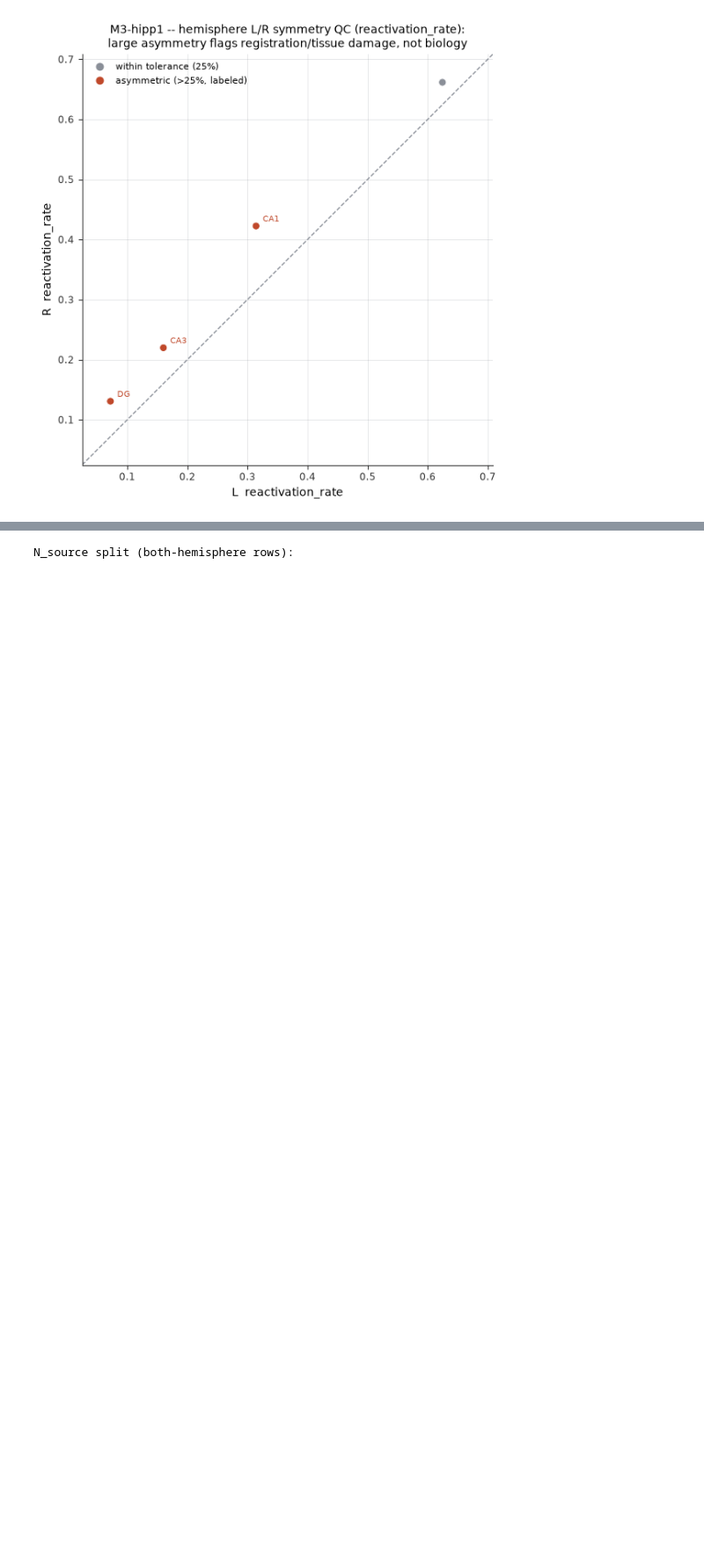
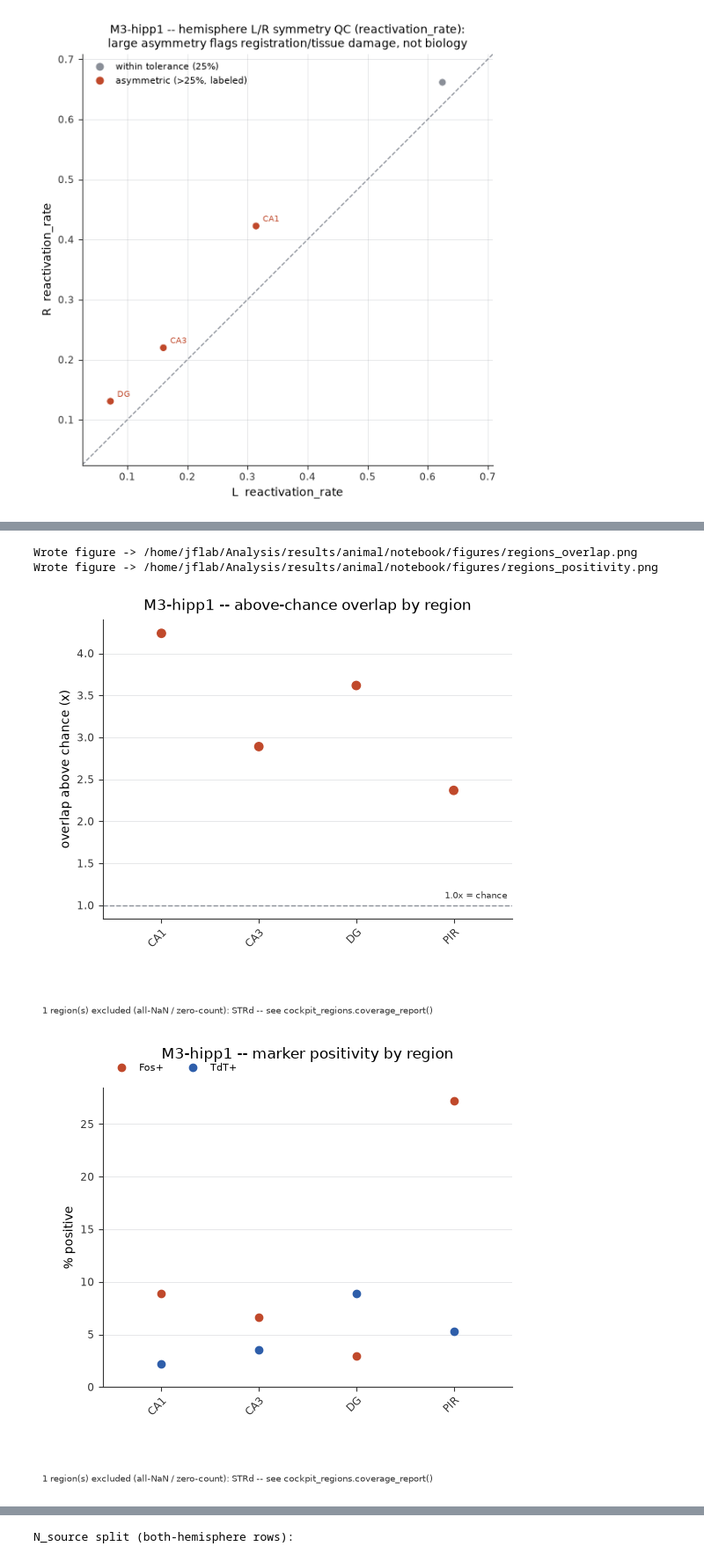
Before and after one commit to LeeJHJ/JFLabAutomatedCellCounting, a Jupyter notebook: notebooks/03_animal.ipynb, the cells around one changed output, grey strips where cells are left out. Shown at 88% size. Saved outputs shown, nothing was run; the diff lists cells and outputs as text; code cells hidden in the pictures; blank space fills up the shorter version.

```diff
--- a/notebooks/03_animal.ipynb
+++ b/notebooks/03_animal.ipynb
@@ -50,6 +50,16 @@ PARAMS = {
     "hemisphere": "both",
 
     # Where the long CSV + wide/ pivots land (gitignored).
+    # Section 6 only. None -> a single series at the k locked in pipeline.yml, read
+    # straight from the rollup. A list such as [2.0, 2.5, 3.0] opts into the per-k
+    # series, which RECOMPUTES from the per-cell exports (one TSV read per slice) and
+    # therefore POOLS HEMISPHERES -- per-cell region labels carry no hemisphere.
+    "quick_viz_k_values": None,
+
+    # False keeps the "regions" order above, so the plot is comparable across animals
+    # and across k. True sorts descending by value (section 5 figure 1 already ranks).
+    "quick_viz_sort_by_value": False,
+
     "out_dir": "/home/jflab/Analysis/results/animal/notebook",
 
     # Interpretation plots (section 5): region cap for the ranked figures.
@@ -265 +287,32 @@ figure -> /home/jflab/Analysis/results/animal/notebook/figures/hemisphere_symmet
+# %%
+# Thin: both plots live in cockpit_animal. The k series needs exactly one project.
+k_vals = PARAMS["quick_viz_k_values"]
+proj0 = PROJECTS[0] if len(PROJECTS) == 1 else None
+if k_vals and proj0 is None:
+    print(f"  {len(PROJECTS)} projects stacked -- the per-k series needs exactly one "
+          "project (it reads that project's per-cell exports). Falling back to the "
+          "locked k from pipeline.yml.")
+    k_vals = None
+
+figs6 = {}
+fig_ov = ca.plot_regions_overlap(combined, config0, roles0, regions=PARAMS["regions"],
+                                 k_values=k_vals, project_dir=proj0,
+                                 sort_by_value=PARAMS["quick_viz_sort_by_value"])
+if fig_ov is not None:
+    figs6["regions_overlap"] = fig_ov
+figs6["regions_positivity"] = ca.plot_regions_positivity(
+    combined, config0, roles0, regions=PARAMS["regions"], k_values=k_vals,
+    project_dir=proj0, sort_by_value=PARAMS["quick_viz_sort_by_value"])
+
+for p6 in ca.save_figures(figs6, OUT_DIR):
+    print(f"Wrote figure -> {p6}")
+
+for _fig in figs6.values():
+    display(_fig)
+    plt.close(_fig)
+# %% [output]
+Wrote figure -> /home/jflab/Analysis/results/animal/notebook/figures/regions_overlap.png
+Wrote figure -> /home/jflab/Analysis/results/animal/notebook/figures/regions_positivity.png
+[figure, added]
+[figure, added]
 # %% [markdown]
```
Also changed, not shown: parts of 2 cells of this notebook, 1 other file.
